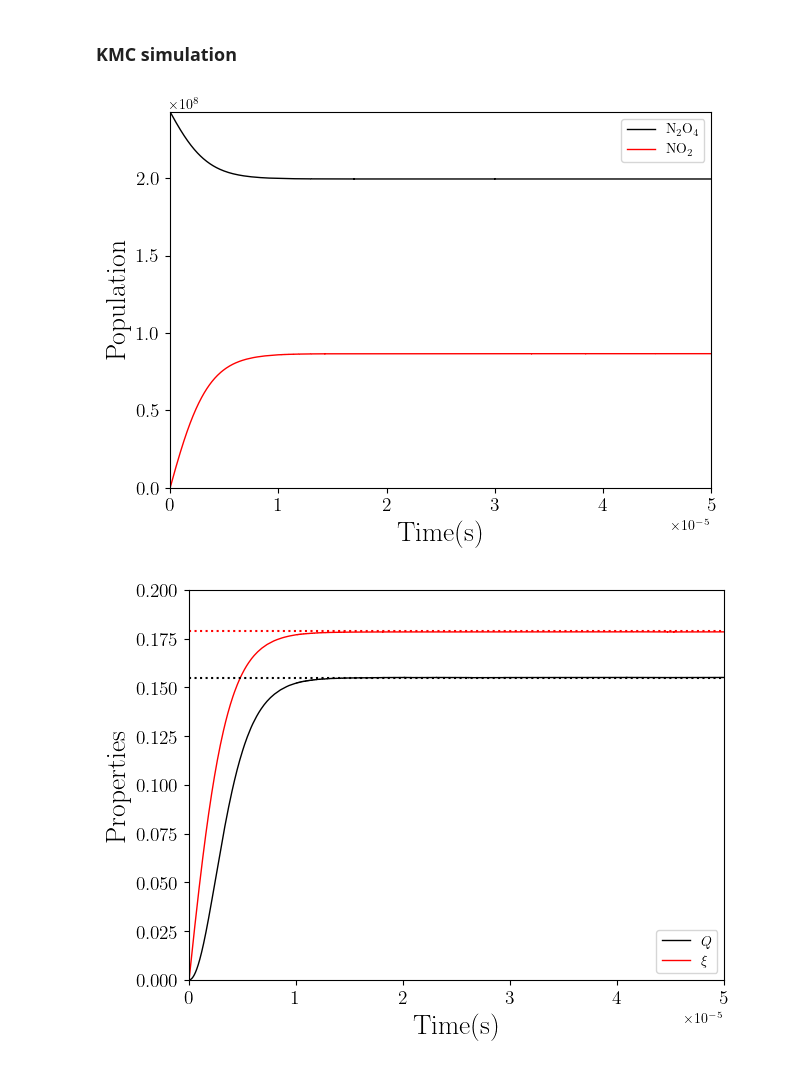
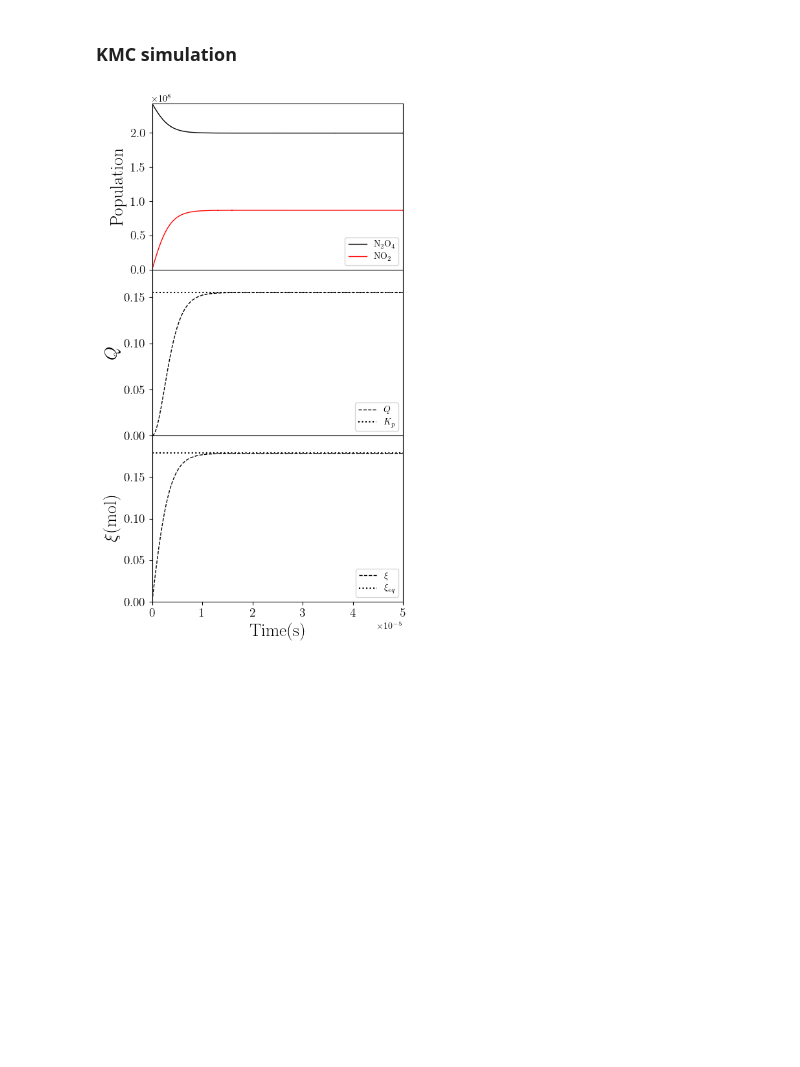
Before and after one commit to emartineznunez/Kp, a Jupyter notebook: kp.ipynb, the cells around one changed output. Saved outputs shown, nothing was run; the diff lists cells and outputs as text; code cells hidden in the pictures; blank space fills up the shorter version.

```diff
--- a/kp.ipynb
+++ b/kp.ipynb
@@ -880,62 +880,80 @@ Measurement
 %env PATH="/content:.:/opt:/usr/local/nvidia/bin:/usr/local/cuda/bin:/usr/local/sbin:/usr/local/bin:/usr/sbin:/usr/bin:/sbin:/bin:/tools/node/bin:/tools/google-cloud-sdk/bin"
 # %%
 #@title Running the calculation
-#!kmc.exe<N2O4.dat>N2O4.out
+!kmc.exe<N2O4.dat>N2O4.out
 ! awk 'BEGIN{mol[1]=0;mol[2]=0; print "time, p1, p2"};/TIME/{t=$2;nm=0};/Molecules of/{++nm;mol[nm]=$4};/EQUILIBRIUM PRO/{print t,","mol[1],","mol[2]}' N2O4.out > KMC.csv
 ! awk 'BEGIN{print "time,kp,xi"};/TIME/{t=$2};/Kp/{getline; print t,",",$2,",",$3}' N2O4.out > kp.csv
 
-
+#! sudo apt install cm-super dvipng texlive-latex-extra texlive-latex-recommended
 
 import pandas as pd
-
+import matplotlib.pyplot as plt
 
 plt.rcParams['text.usetex'] = True
-plt.xticks(fontsize=14)
-plt.yticks(fontsize=14)
+#plt.xticks(fontsize=14)
+#plt.yticks(fontsize=14)
 
 data = pd.read_csv('KMC.csv')
 
 x = data['time']
 y1 = data[' p1']
 y2 = data[' p2']
-plt.plot(x,y1,color='black',label=r'$\mathrm{N_2O_4}$',linewidth=1.0)
-plt.plot(x,y2,color='red',label=r'$\mathrm{NO_2}$',linewidth=1.0)
 
-plt.ylabel(r'$\mathrm{Population}$',fontsize=20)
-plt.xlabel(r'$\mathrm{Time (s)}$',fontsize=20)
 
-plt.legend()
-plt.xlim(0,max(x))
-plt.ylim(0,max(data[' p1']))
-plt.tight_layout()
-plt.savefig('KMC.svg',bbox_inches='tight')
-plt.show()
+fig, axs = plt.subplots(nrows=3, ncols=1,figsize=(5,10))
+plt.subplots_adjust(wspace=0,hspace=0)
+
+axs[0].plot(x,y1,color='black',label=r'$\mathrm{N_2O_4}$',linewidth=1.0)
+axs[0].plot(x,y2,color='red',label=r'$\mathrm{NO_2}$',linewidth=1.0)
+
+axs[0].set_ylabel(r'$\mathrm{Population}$',fontsize=20)
+#axs[0].set_xlabel(r'$\mathrm{Time (s)}$',fontsize=20)
+
+
+axs[0].set_xlim(0,max(x))
+axs[0].set_ylim(0,max(data[' p1']))
 
 
 data = pd.read_csv('kp.csv')
 
-x = data['time']
 y1 = data['kp']
 y2 = data['xi']
-plt.plot(x,y1,color='black',label=r'$Q$',linewidth=1.0)
-plt.plot(x,y2,color='red',label=r'$\xi$',linewidth=1.0)
+axs[1].plot(x,y1,'--',color='black',label=r'$Q$',linewidth=1.0)
+axs[2].plot(x,y2,'--',color='black',label=r'$\xi$',linewidth=1.0)
 
 
-plt.ylabel(r'$\mathrm{Properties}$',fontsize=20)
-plt.xlabel(r'$\mathrm{Time (s)}$',fontsize=20)
+axs[1].set_ylabel(r'$Q$',fontsize=20)
+#axs[1].set_xlabel(r'$\mathrm{Time (s)}$',fontsize=20)
+
+axs[2].set_ylabel(r'$\xi \mathrm{(mol)}$',fontsize=20)
+axs[2].set_xlabel(r'$\mathrm{Time (s)}$',fontsize=20)
+
+axs[1].set_xlim(0,max(x))
+axs[1].set_ylim(0,0.18)
+
+axs[2].set_xlim(0,max(x))
+axs[2].set_ylim(0,0.1999999)
+
+axs[0].xaxis.set_tick_params(labelbottom=False)
+axs[0].set_xticks([])
+
+axs[1].xaxis.set_tick_params(labelbottom=False)
+axs[1].set_xticks([])
+
+axs[1].axhline(y=0.155,color='black', linestyle=':',label=r'$K_p$')
+
+axs[2].axhline(y=0.179, color='black', linestyle=':',label=r'$\xi_{eq}$')
+axs[0].legend(loc='lower right')
+axs[1].legend(loc='lower right')
+axs[2].legend(loc='lower right')
+axs[0].yaxis.set_tick_params(labelsize=14)
+axs[1].yaxis.set_tick_params(labelsize=14)
+axs[2].yaxis.set_tick_params(labelsize=14)
+axs[2].xaxis.set_tick_params(labelsize=14)
 
 
-plt.xlim(0,max(x))
-plt.ylim(0,0.2)
-plt.tight_layout()
-plt.legend()
-plt.xticks(fontsize=14)
-plt.yticks(fontsize=14)
-plt.axhline(y=0.155, color='black', linestyle=':')
-plt.axhline(y=0.179, color='red', linestyle=':')
 
 plt.savefig('Kp.svg',bbox_inches='tight')
 plt.show()
 # %% [output]
-[figure, old version]
+[figure, new version]
-[figure, removed]
```
